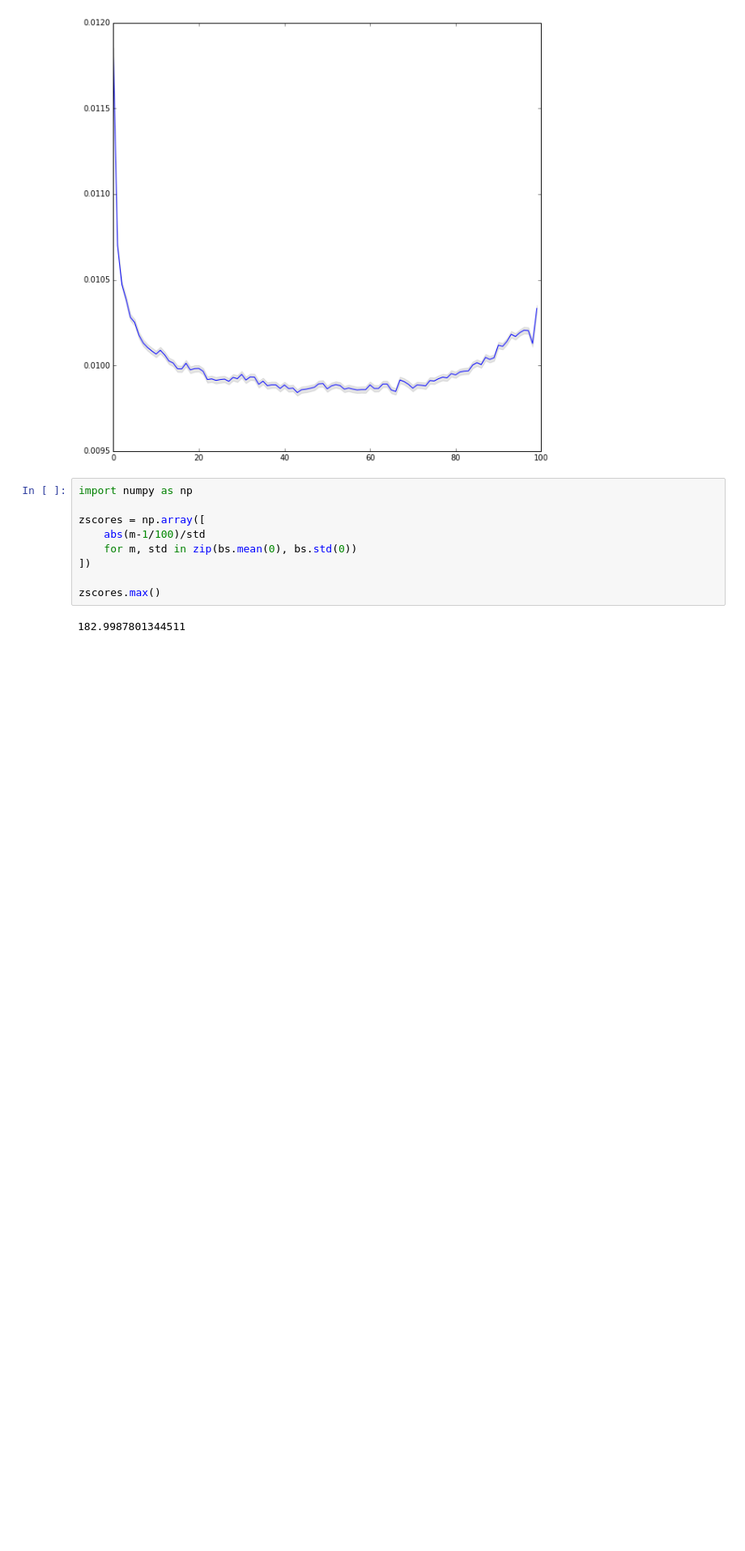
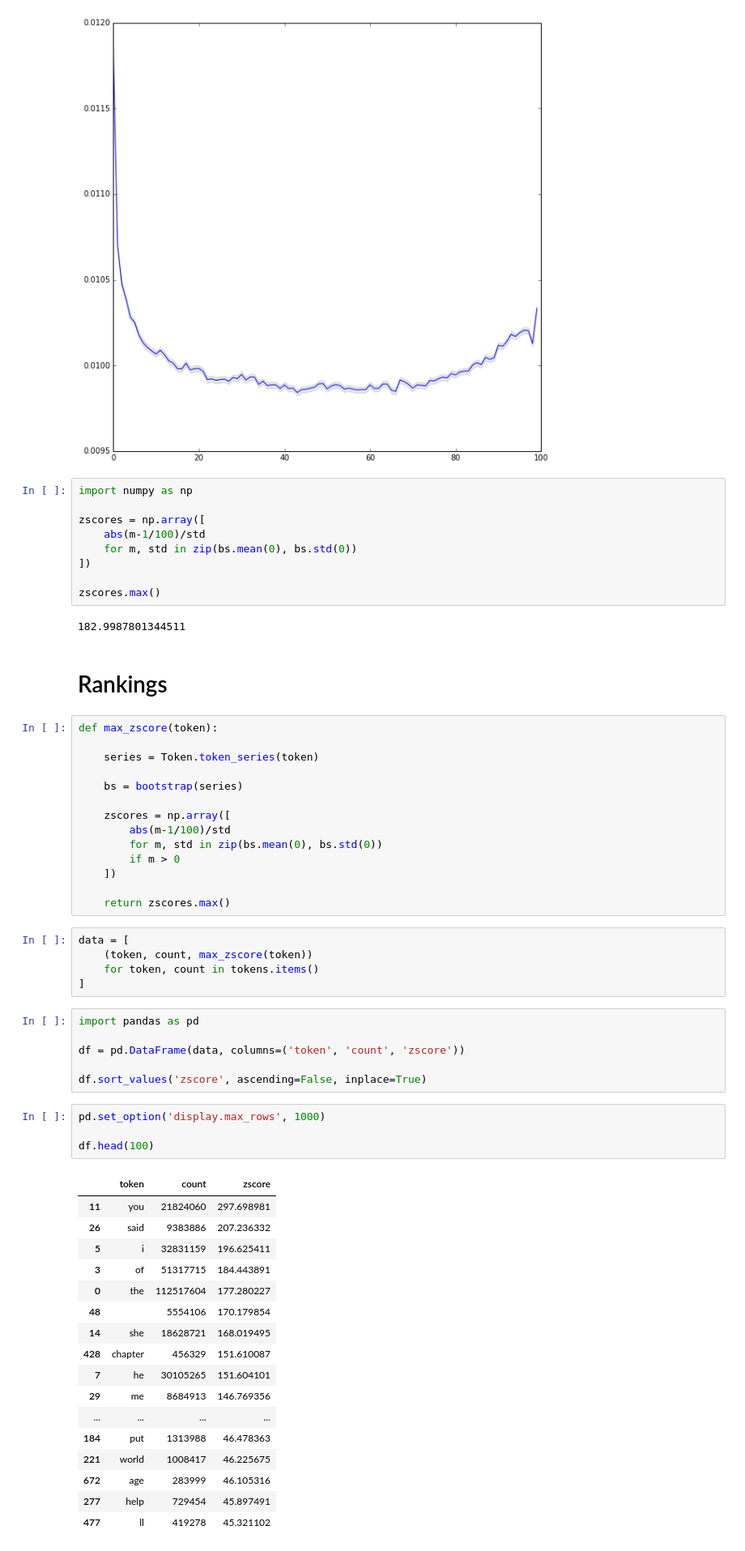
Before and after one commit to davidmcclure/literary-interior, a Jupyter notebook: notebooks/v24-bootstrap-irregular.ipynb, the cells around one changed output. Shown at 81% size. Drawn from its saved outputs; the diff is of its cells as text; blank space fills up the shorter version.

```diff
--- a/notebooks/v24-bootstrap-irregular.ipynb
+++ b/notebooks/v24-bootstrap-irregular.ipynb
@@ -54,3 +54,52 @@ zscores = np.array([
 zscores.max()
 # %% [output]
 182.9987801344511
+# %% [markdown]
+# Rankings
+# %%
+def max_zscore(token):
+
+    series = Token.token_series(token)
+
+    bs = bootstrap(series)
+
+    zscores = np.array([
+        abs(m-1/100)/std
+        for m, std in zip(bs.mean(0), bs.std(0))
+        if m > 0
+    ])
+
+    return zscores.max()
+# %%
+data = [
+    (token, count, max_zscore(token))
+    for token, count in tokens.items()
+]
+# %%
+import pandas as pd
+
+df = pd.DataFrame(data, columns=('token', 'count', 'zscore'))
+
+df.sort_values('zscore', ascending=False, inplace=True)
+# %%
+pd.set_option('display.max_rows', 1000)
+
+df.head(100)
+# %% [output]
+|  | token | count | zscore |
+| 11 | you | 21824060 | 297.698981 |
+| 26 | said | 9383886 | 207.236332 |
+| 5 | i | 32831159 | 196.625411 |
+| 3 | of | 51317715 | 184.443891 |
+| 0 | the | 112517604 | 177.280227 |
+| 48 |  | 5554106 | 170.179854 |
+| 14 | she | 18628721 | 168.019495 |
+| 428 | chapter | 456329 | 151.610087 |
+| 7 | he | 30105265 | 151.604101 |
+| 29 | me | 8684913 | 146.769356 |
+| ... | ... | ... | ... |
+| 184 | put | 1313988 | 46.478363 |
+| 221 | world | 1008417 | 46.225675 |
+| 672 | age | 283999 | 46.105316 |
+| 277 | help | 729454 | 45.897491 |
+| 477 | ll | 419278 | 45.321102 |
```
Also changed, not shown: parts of 2 cells of this notebook.
